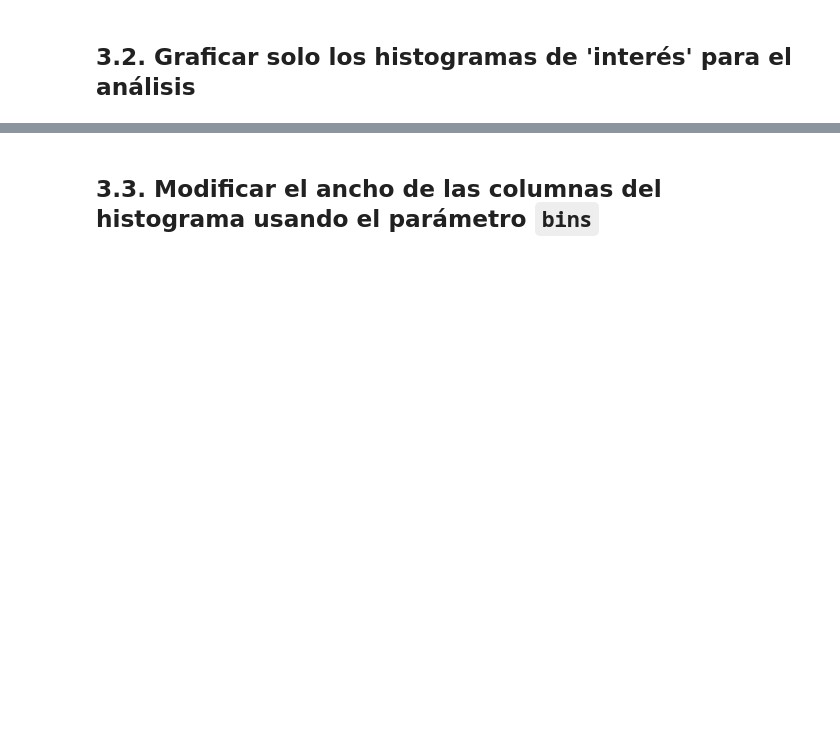
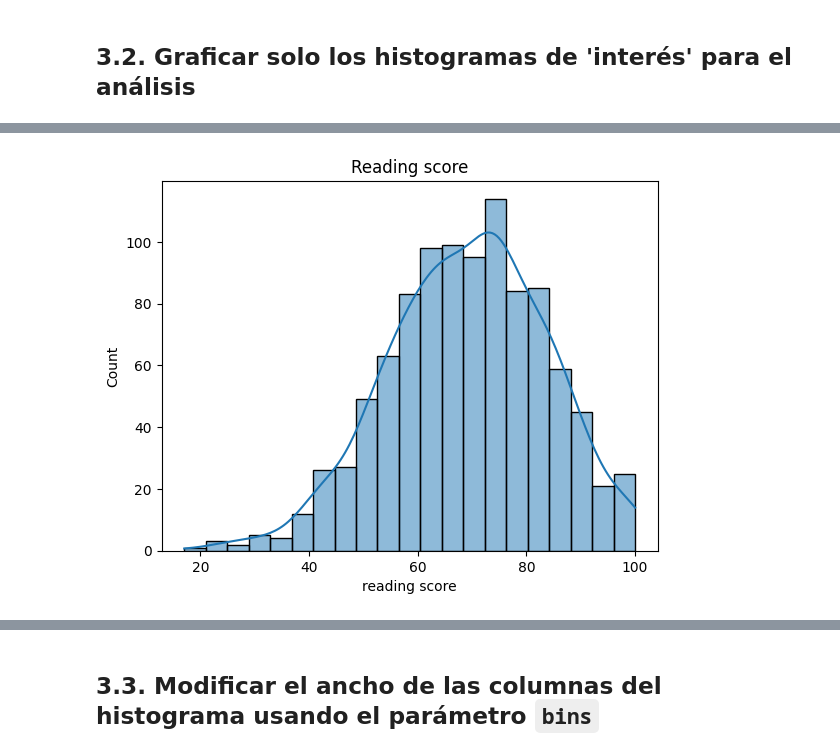
Before and after one commit to estebangonzalezITM/DataScience, a Jupyter notebook: MaterialdeEstudio/Semana6/Clase_5_MedidasEstadisticas_students.ipynb, the cells around one changed output, grey strips where cells are left out. Cells and saved outputs as stored; diff of their text form; code cells hidden in the pictures; blank space fills up the shorter version.

```diff
--- a/MaterialdeEstudio/Semana6/Clase_5_MedidasEstadisticas_students.ipynb
+++ b/MaterialdeEstudio/Semana6/Clase_5_MedidasEstadisticas_students.ipynb
@@ -76,8 +165,10 @@ plt.show()
 # %%
 # Histograma de los resultados del test de lectura
-sns.histplot(df['reading score'].dropna(), kde=True)
+sns.histplot(datos['reading score'].dropna(), kde=True)
 plt.title('Reading score')
 plt.show()
+# %% [output]
+[figure, added]
 # %%
 # Histograma de los resultados del test de escritura
 sns.histplot(df['writing score'].dropna(), kde=True)
```
Also changed, not shown: parts of 31 cells of this notebook.
